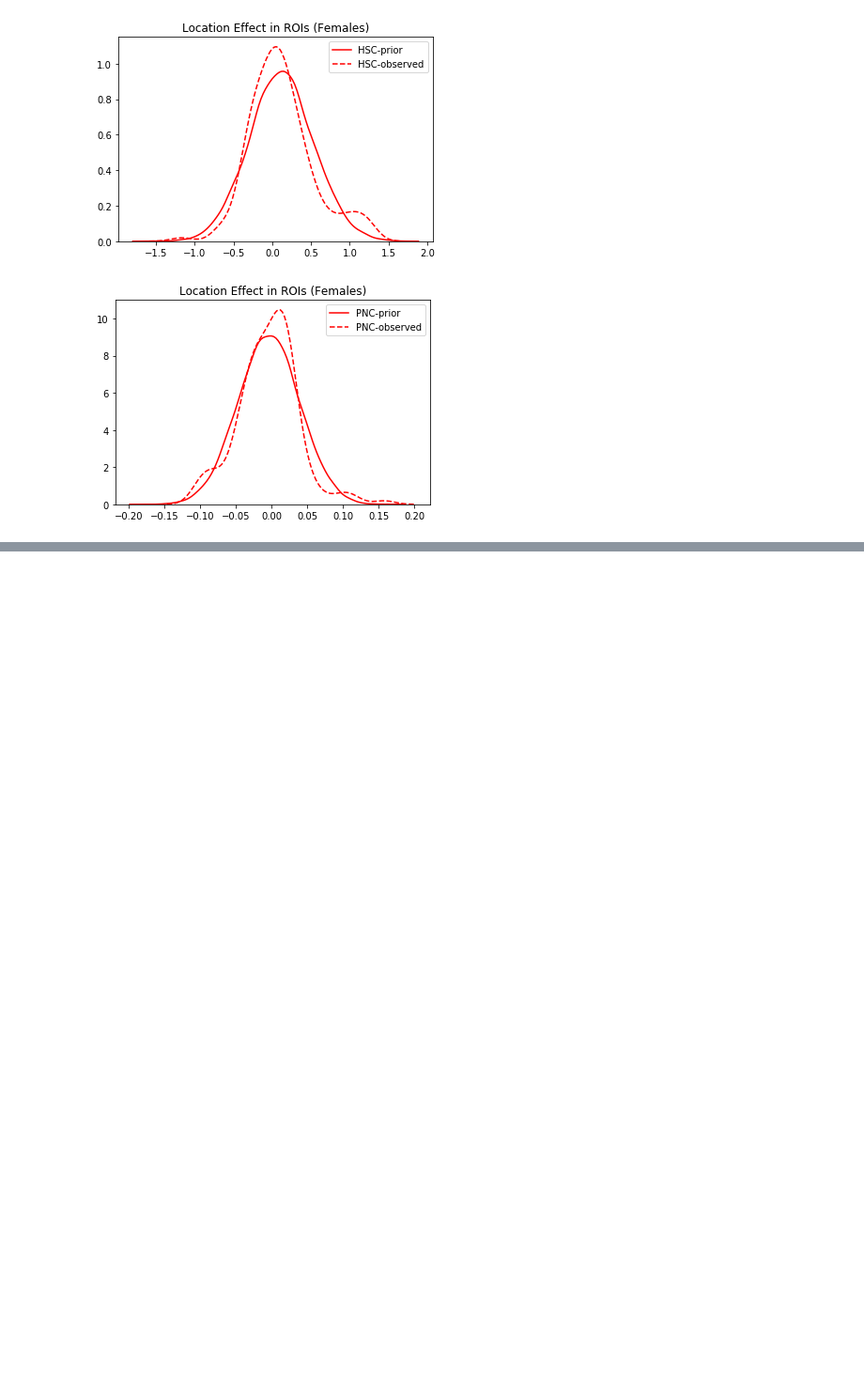
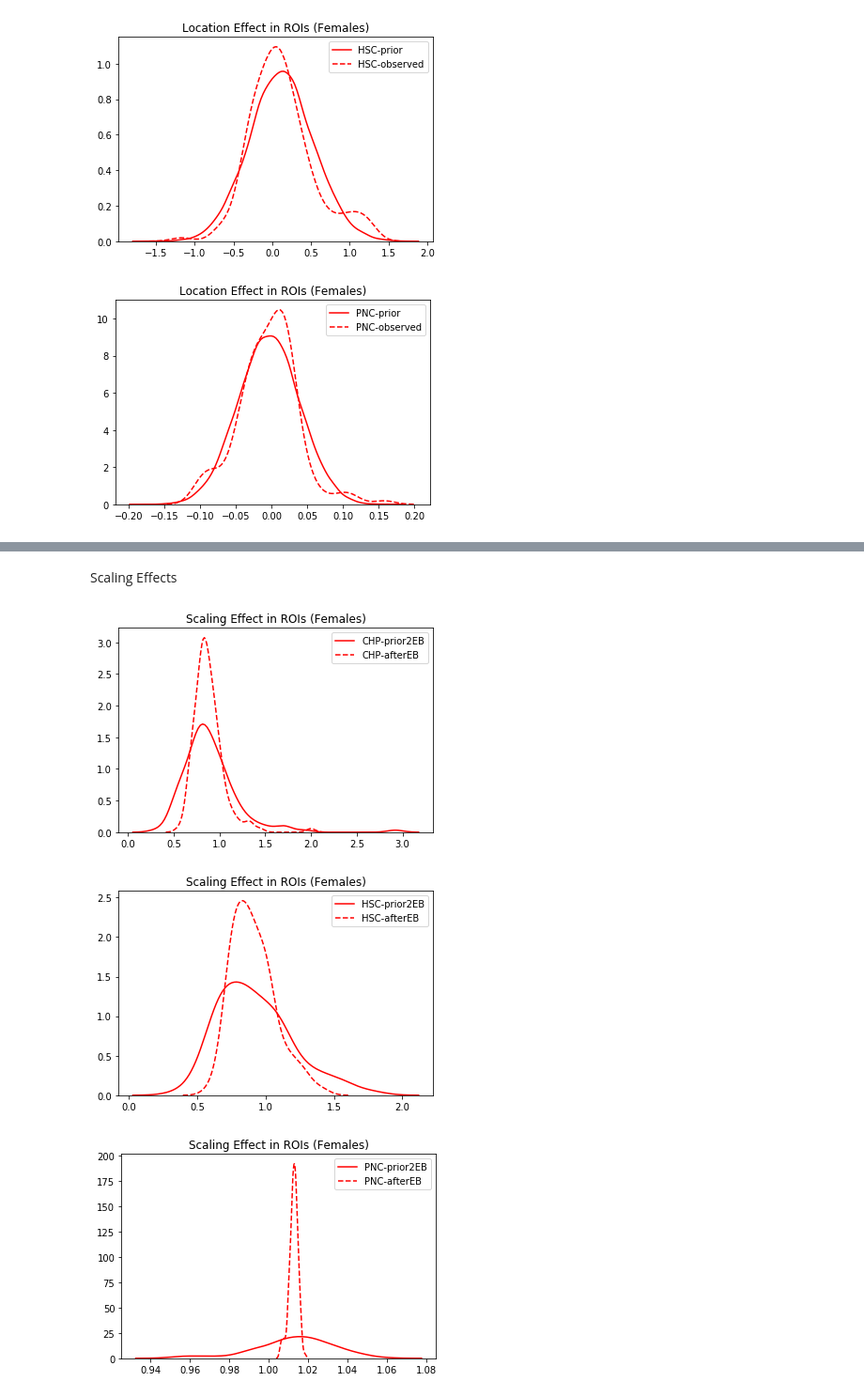
Before and after one commit to vgonzenbach/MSKIDS_harmonization, a Jupyter notebook: notebooks/examine_models.ipynb, the cells around one changed output, grey strips where cells are left out. Shown at 94% size. Saved outputs shown, nothing was run; the diff lists cells and outputs as text; code cells hidden in the pictures; blank space fills up the shorter version.

```diff
--- a/notebooks/examine_models.ipynb
+++ b/notebooks/examine_models.ipynb
@@ -60,0 +135,20 @@ plt.show()
+# %% [markdown]
+Scaling Effects
+# %%
+sites = ['CHP', 'HSC', 'PNC']
+
+sns.kdeplot(ComBatGAM_rois_F['delta_hat'][0, :], color='red', label='CHP-prior2EB')
+sns.kdeplot(ComBatGAM_rois_F['delta_star'][0, :], color='red', label='CHP-afterEB', linestyle='--').set_title('Scaling Effect in ROIs (Females)')
+plt.show()
+
+sns.kdeplot(ComBatGAM_rois_F['delta_hat'][1, :], color='red', label='HSC-prior2EB')
+sns.kdeplot(ComBatGAM_rois_F['delta_star'][1, :], color='red', label='HSC-afterEB', linestyle='--').set_title('Scaling Effect in ROIs (Females)')
+plt.show()
+
+sns.kdeplot(ComBatGAM_rois_F['delta_hat'][2, :], color='red', label='PNC-prior2EB')
+sns.kdeplot(ComBatGAM_rois_F['delta_star'][2, :], color='red', label='PNC-afterEB', linestyle='--').set_title('Scaling Effect in ROIs (Females)')
+plt.show()
+# %% [output]
+[figure, added]
+[figure, added]
+[figure, added]
```
Also changed, not shown: parts of 12 cells of this notebook, 1 other file.
